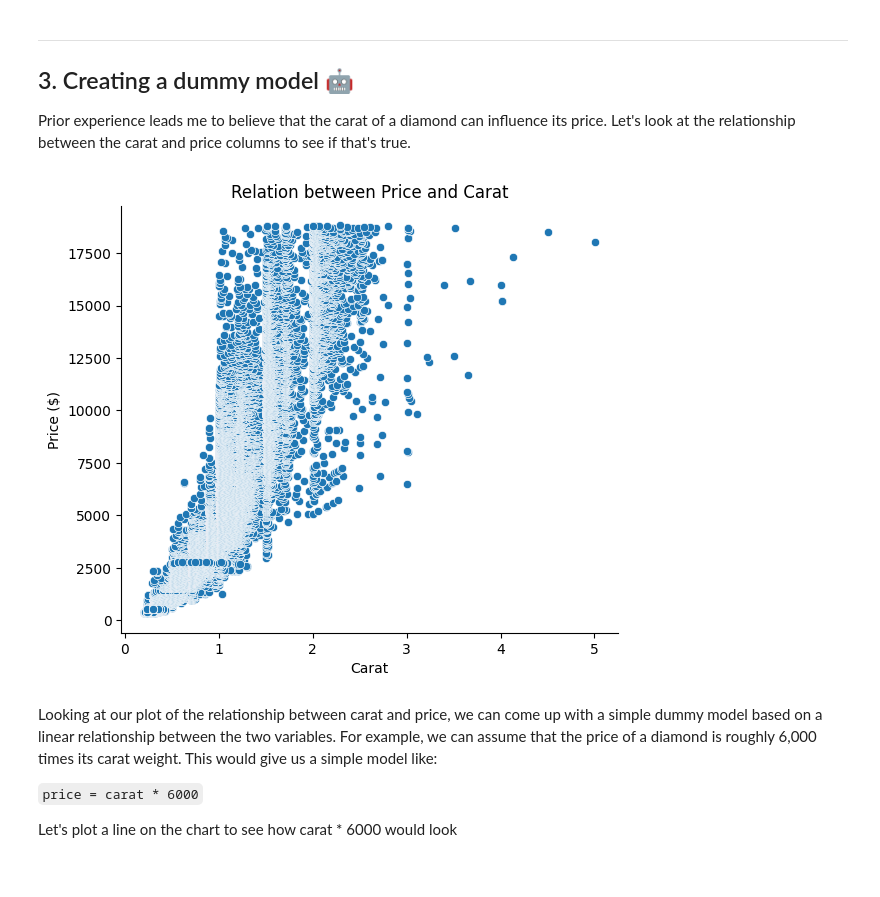
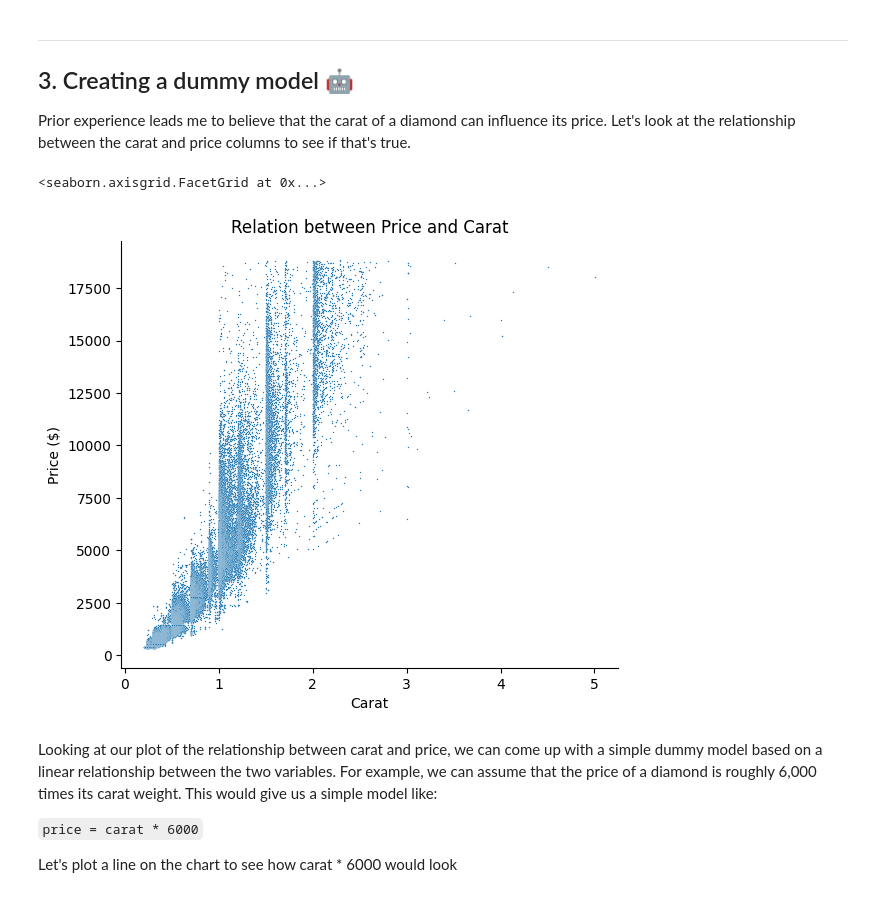
Before and after one commit to gastan81/supervised-ml, a Jupyter notebook: 07_regression__introduction_to.ipynb, the cells around one changed output. Saved outputs shown, nothing was run; the diff lists cells and outputs as text; code cells hidden in the pictures.

Commit message:
New data and 07 workbook.

```diff
--- a/07_regression__introduction_to.ipynb
+++ b/07_regression__introduction_to.ipynb
@@ -91,17 +89,21 @@ diamonds.describe()
 ## 3.&nbsp;Creating a dummy model 🤖
 Prior experience leads me to believe that the carat of a diamond can influence its price. Let's look at the relationship between the carat and price columns to see if that's true.
 # %%
-(
-  sns.relplot(data=diamonds,
-              x='carat',
-              y='price',
-              height=5,
-              aspect=1.2)
+import seaborn as sns
+
+(sns.relplot(data=diamonds,
+            x='carat',
+            y='price',
+            s=1,
+            height=5,
+            aspect=1.2)
+            #scatter_kws={'s': 5})  # Set 's' to a smaller value to make points smaller
   .set(title='Relation between Price and Carat')
   .set_axis_labels('Carat', 'Price ($)')
-);
+)
 # %% [output]
+<seaborn.axisgrid.FacetGrid at 0x...>
-[figure, old version]
+[figure, new version]
 # %% [markdown]
 Looking at our plot of the relationship between carat and price, we can come up with a simple dummy model based on a linear relationship between the two variables. For example, we can assume that the price of a diamond is roughly 6,000 times its carat weight. This would give us a simple model like:
 
```
Also changed, not shown: parts of 11 cells of this notebook, 2 other files.
